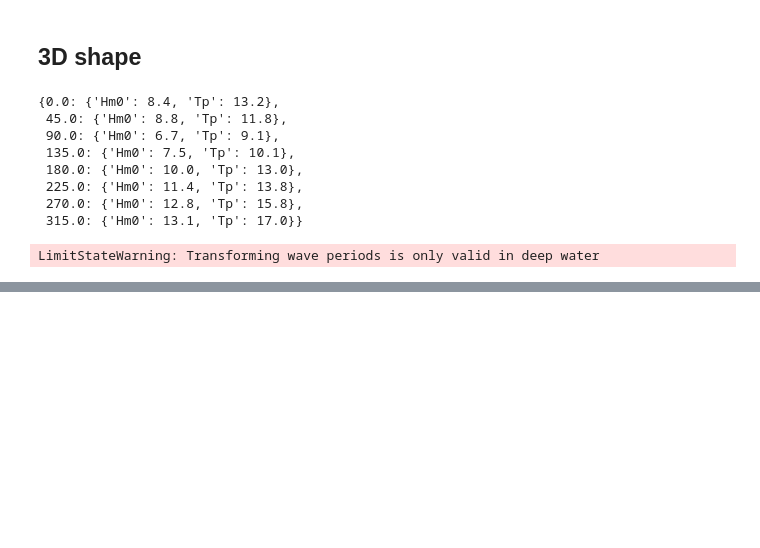
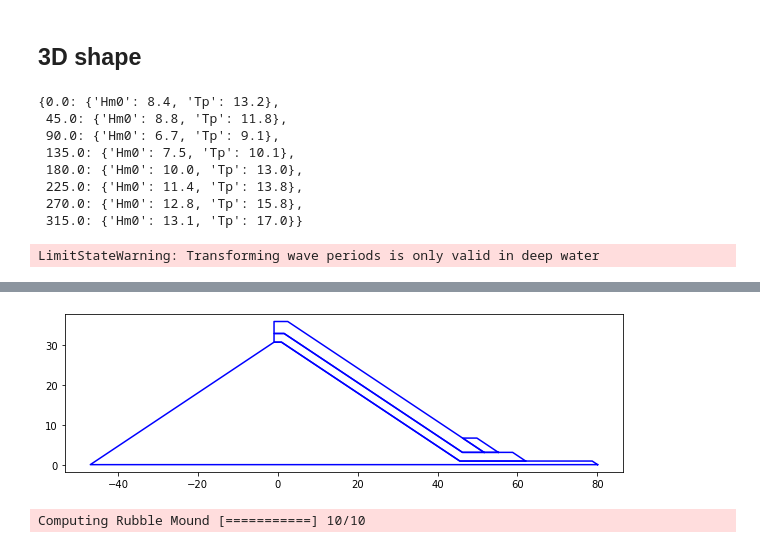
Before and after one commit to Sander-w/breakwater, a Jupyter notebook: Notebooks/Input_Automation.ipynb, the cells around one changed output, grey strips where cells are left out. Saved outputs shown, nothing was run; the diff lists cells and outputs as text; code cells hidden in the pictures; blank space fills up the shorter version.

Commit message:
Create multiple designs in configurations.

```diff
--- a/Notebooks/Input_Automation.ipynb
+++ b/Notebooks/Input_Automation.ipynb
@@ -339,0 +455,3 @@ df_material_cost
+# %%
+EI_3D.plot_3D()
+# %% [output]
@@ -340,3 +459,4 @@ df_material_cost
+[figure, added]
 # %%
 # df_total_cost = EI_3D.totalcost_3D(
 #                                    equipment= equipment,
@@ -346,3 +466,21 @@ df_material_cost
 #                                   )
 # %%
 # df_total_cost
+# %%
+config = bw.Configurations_3D(
+                    kml_path = path,
+                    wave_conditions = wave_conditions,
+                    structure= 'CRMR',
+                    LimitState= ULS_3D,
+                    rho_w= 1025,
+                    N = 2100,
+                    slope_foreshore= (2,3),
+                    Grading= Grading,
+                    slope= ((1,3), (2, 3), 2),
+                    B= (1, 30, 5),
+                    core_material = {'class': 'QR 1-1000kg', 'Dn50': 0.57},
+                    ArmourUnit= Cubipod,
+                    filter_rule="XblocPlus",
+                    )
+# %% [output]
+Computing Rubble Mound [===========] 10/10
```
Also changed, not shown: parts of 15 cells of this notebook, 8 other files.
